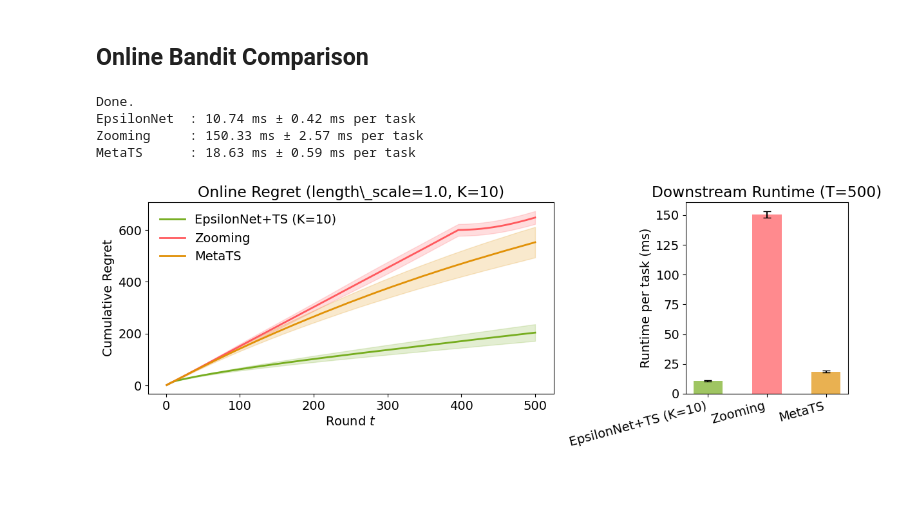
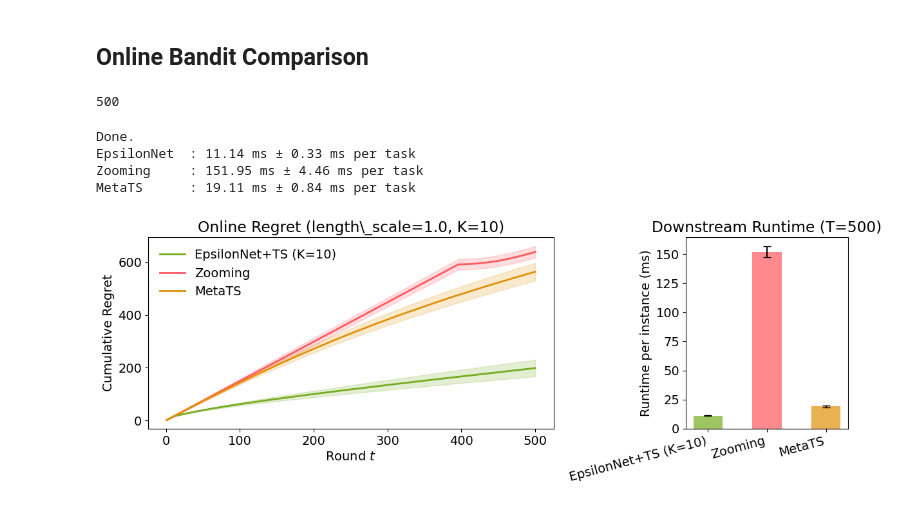
Before and after one commit to Quan-Zhou/Meta-RL-Representative-Action-Selection, a Jupyter notebook: Meta-Bandit/RKHSFigure3.ipynb, the cells around one changed output. Drawn from its saved outputs; the diff is of its cells as text; code cells hidden in the pictures.

```diff
--- a/Meta-Bandit/RKHSFigure3.ipynb
+++ b/Meta-Bandit/RKHSFigure3.ipynb
@@ -37,5 +37,9 @@ plt.show()
 # %% [markdown]
 ## Online Bandit Comparison
+# %%
+len(meta_f[0])
+# %% [output]
+500
 # %%
 # Online bandit comparison: EpsilonNet+TS vs Zooming vs MetaTS
 # Reports both cumulative regret and per-round runtime.
@@ -43,7 +47,7 @@ plt.show()
 K = 10
 T = 500            # downstream bandit horizon
 num_test = 100     # test tasks to average over
-num_trials = 10    # independent meta-training repetitions
+num_trials = 30    # independent meta-training repetitions
 length_scale = 1.0
 
 gp = GPfunctions_noise(K=K, length_scale=length_scale)
@@ -55,7 +59,8 @@ runtimes = {m: np.zeros(num_trials)      for m in ['epsilon', 'zooming', 'metats
 for trial in range(num_trials):
     # --- Meta-training ---
     meta_f = gp.samples(size=K)
-    subset = np.unique(np.argmax(meta_f, axis=1))
+    # subset = np.unique(np.argmax(meta_f, axis=1))
+    subset = gp.algorithm(num_rounds=500)
     while len(subset) < K:
         extra = gp.samples(size=K - len(subset))
         subset = np.unique(np.append(subset, np.argmax(extra, axis=1)))
@@ -90,9 +95,9 @@ for m, label in [('epsilon', 'EpsilonNet'), ('zooming', 'Zooming'), ('metats', '
     print(f'{label:12s}: {runtimes[m].mean()*1e3:.2f} ms ± {runtimes[m].std()*1e3:.2f} ms per task')
 # %% [output]
 Done.
-EpsilonNet  : 10.74 ms ± 0.42 ms per task
-Zooming     : 150.33 ms ± 2.57 ms per task
-MetaTS      : 18.63 ms ± 0.59 ms per task
+EpsilonNet  : 11.14 ms ± 0.33 ms per task
+Zooming     : 151.95 ms ± 4.46 ms per task
+MetaTS      : 19.11 ms ± 0.84 ms per task
 # %%
 import matplotlib as mpl
 mpl.rcParams['pdf.fonttype'] = 42
@@ -109,32 +114,32 @@ colors = {'epsilon': '#76ad1f', 'zooming': '#ff595e', 'metats': '#E19107FF'}
 fig, (ax1, ax2) = plt.subplots(1, 2, figsize=(12, 4.5),
                                gridspec_kw={'width_ratios': [2.5, 1]})
 
 # --- Left: cumulative regret curves ---
 for m in methods:
     mean = results[m].mean(axis=0)
     std  = results[m].std(axis=0)
     ax1.plot(range(1, T + 1), mean, label=labels[m], color=colors[m], linewidth=2)
     ax1.fill_between(range(1, T + 1), mean - std, mean + std,
                      alpha=0.2, color=colors[m])
 ax1.set_xlabel('Round $t$')
 ax1.set_ylabel('Cumulative Regret')
 ax1.set_title(f'Online Regret (length\_scale={length_scale}, K={K})')
 ax1.legend(framealpha=0)
 
 # --- Right: runtime bar chart (ms per downstream task) ---
 x = np.arange(len(methods))
 means_rt = np.array([runtimes[m].mean() * 1e3 for m in methods])
 stds_rt  = np.array([runtimes[m].std()  * 1e3 for m in methods])
 ax2.bar(x, means_rt, yerr=stds_rt, capsize=4,
         color=[colors[m] for m in methods], alpha=0.7, width=0.5)
 ax2.set_xticks(x)
 ax2.set_xticklabels([labels[m] for m in methods], rotation=15, ha='right')
-ax2.set_ylabel('Runtime per task (ms)')
+ax2.set_ylabel('Runtime per instance (ms)')
 ax2.set_title(f'Downstream Runtime (T={T})')
 
 plt.tight_layout()
 plt.savefig('RKHS_online_regret.pdf', format='pdf', bbox_inches='tight',
             pad_inches=0, transparent=True)
 plt.show()
 # %% [output]
-[figure, old version]
+[figure, new version]
```
Also changed, not shown: parts of 1 cell of this notebook, 2 other files.
